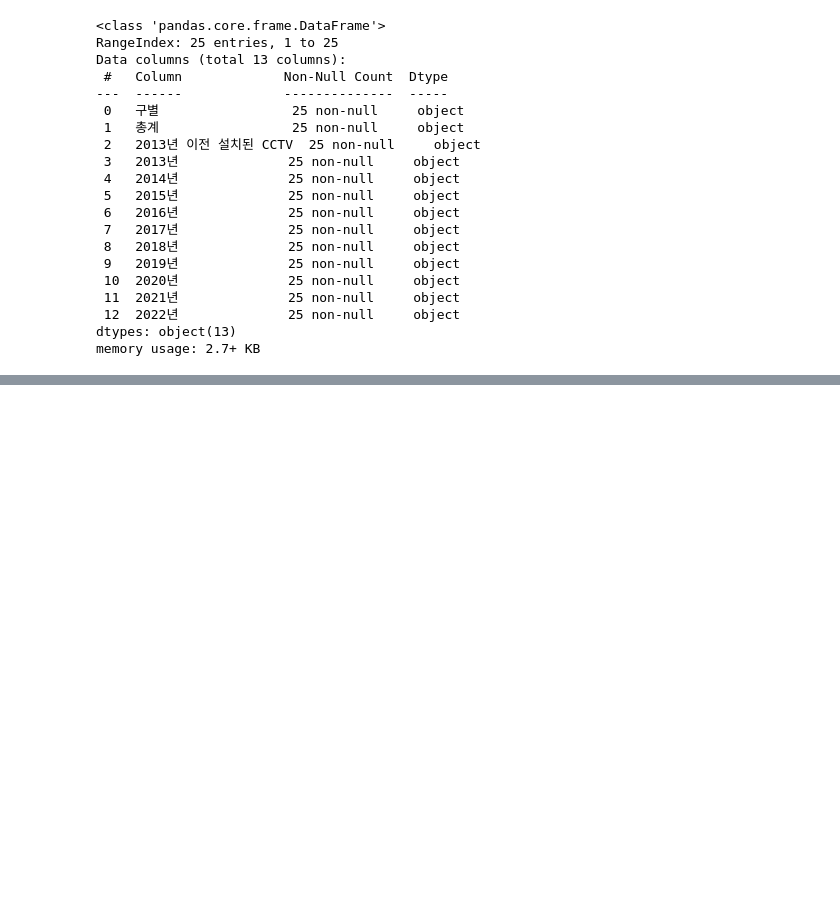
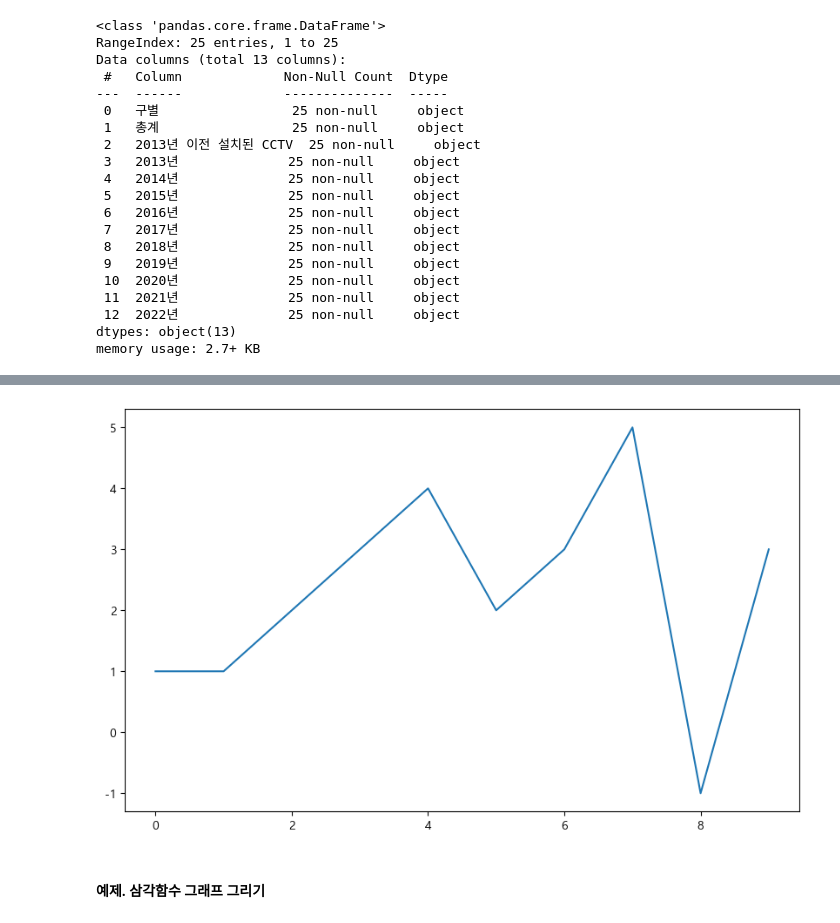
Before and after one commit to castlemi99/ZeroBaseDataSchool, a Jupyter notebook: 01. Analysis Seoul CCTV.ipynb, the cells around one changed output, grey strips where cells are left out. Cells and saved outputs as stored; diff of their text form; code cells hidden in the pictures; blank space fills up the shorter version.

```diff
--- a/01. Analysis Seoul CCTV.ipynb
+++ b/01. Analysis Seoul CCTV.ipynb
@@ -589,0 +743,4 @@ memory usage: 2.7+ KB
+# %%
+#https://m.blog.naver.com/kiddwannabe/221202864701
+#그래프 마이너스가 깨져서 추가한 코드
+plt.rcParams['axes.unicode_minus'] = False
@@ -589,0 +755,8 @@ memory usage: 2.7+ KB
+# %%
+plt.figure(figsize = (10,6)) #도화지 설정
+plt.plot([0,1,2,3,4,5,6,7,8,9], [1,1,2,3,4,2,3,5,-1,3])
+plt.show()
+# %% [output]
+[figure, added]
+# %% [markdown]
+#### 예제. 삼각함수 그래프 그리기
```
Also changed, not shown: parts of 142 cells of this notebook.
